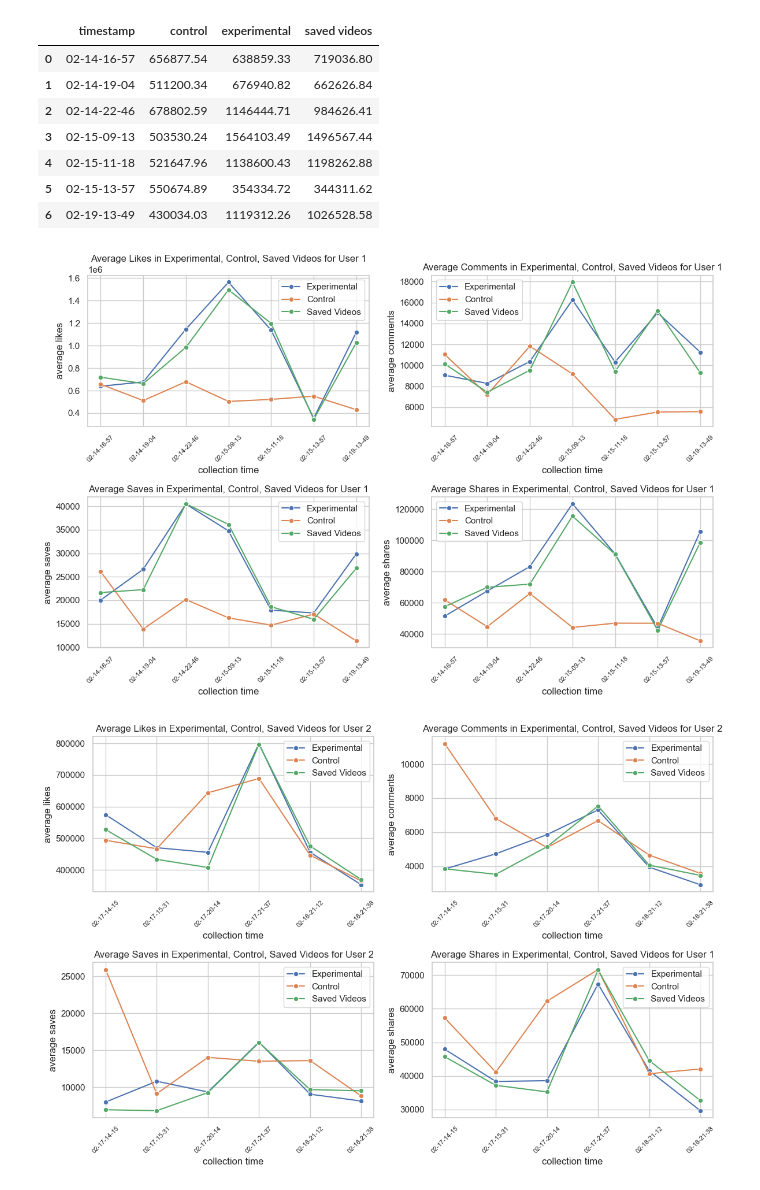
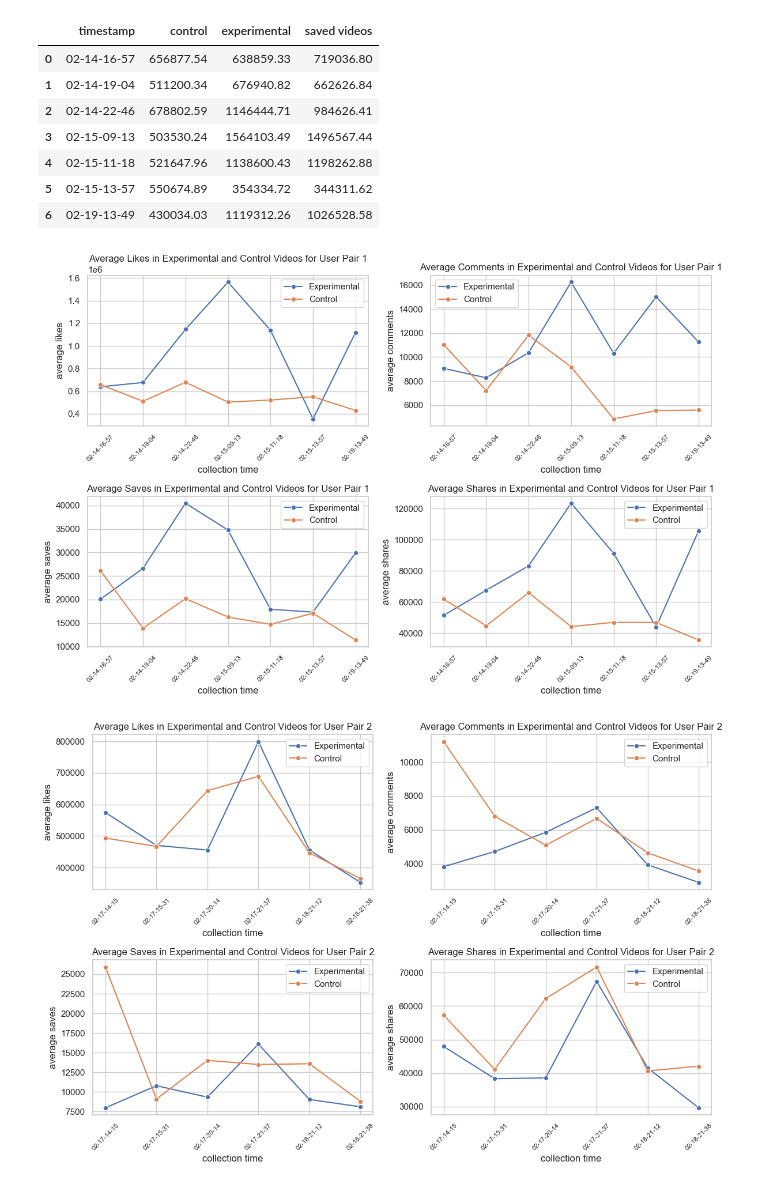
Before and after one commit to jyontika/CS-315-Project-1, a Jupyter notebook: PopularityAnalysis.ipynb, the cells around one changed output. Cells and saved outputs as stored; diff of their text form; code cells hidden in the pictures.

```diff
--- a/PopularityAnalysis.ipynb
+++ b/PopularityAnalysis.ipynb
@@ -815,97 +816,98 @@ likes_timeseries1
 | 5 | 02-15-13-57 | 550674.89 | 354334.72 | 344311.62 |
 | 6 | 02-19-13-49 | 430034.03 | 1119312.26 | 1026528.58 |
 # %%
-#FIGURES FOR USER 1
+#FIGURES FOR USER PAIR 1
 sns.set(style="whitegrid")
 fig, axes = mpl.subplots(2, 2, figsize=(12, 8))
 
 #likes
 sns.lineplot(x='timestamp', y='experimental', data=likes_timeseries1, label = 'Experimental', marker ='o', ax=axes[0, 0])
 sns.lineplot(x='timestamp', y='control', data=likes_timeseries1, label = 'Control', marker ='o', ax=axes[0, 0])
-sns.lineplot(x='timestamp', y='saved videos', data=likes_timeseries1, label = 'Saved Videos', marker ='o', ax=axes[0, 0])
+#sns.lineplot(x='timestamp', y='saved videos', data=likes_timeseries1, label = 'Saved Videos', marker ='o', ax=axes[0, 0])
 axes[0, 0].set_xlabel('collection time')
 axes[0, 0].set_ylabel('average likes')
-axes[0, 0].set_title('Average Likes in Experimental, Control, Saved Videos for User 1')
+axes[0, 0].set_title('Average Likes in Experimental and Control Videos for User Pair 1')
 axes[0, 0].set_xticks(ticks = range(likes_timeseries1.shape[0]), labels=likes_timeseries1.timestamp, rotation=45, fontsize=8)
+
 
 
 #comments
 sns.lineplot(x='timestamp', y='experimental', data=comments_timeseries1, label = 'Experimental', marker ='o', ax=axes[0, 1])
 sns.lineplot(x='timestamp', y='control', data=comments_timeseries1, label = 'Control', marker ='o',  ax=axes[0, 1])
-sns.lineplot(x='timestamp', y='saved videos', data=comments_timeseries1, label = 'Saved Videos', marker ='o', ax=axes[0, 1])
+#sns.lineplot(x='timestamp', y='saved videos', data=comments_timeseries1, label = 'Saved Videos', marker ='o', ax=axes[0, 1])
 axes[0, 1].set_xlabel('collection time')
 axes[0, 1].set_ylabel('average comments')
-axes[0, 1].set_title('Average Comments in Experimental, Control, Saved Videos for User 1')
+axes[0, 1].set_title('Average Comments in Experimental and Control Videos for User Pair 1')
 axes[0, 1].set_xticks(ticks = range(likes_timeseries1.shape[0]), labels=likes_timeseries1.timestamp, rotation=45, fontsize=8)
 
 #shares
 sns.lineplot(x='timestamp', y='experimental', data=shares_timeseries1, label = 'Experimental', marker ='o', ax=axes[1, 1])
 sns.lineplot(x='timestamp', y='control', data=shares_timeseries1, label = 'Control', marker ='o',  ax=axes[1, 1])
-sns.lineplot(x='timestamp', y='saved videos', data=shares_timeseries1, label = 'Saved Videos', marker ='o', ax=axes[1, 1])
+#sns.lineplot(x='timestamp', y='saved videos', data=shares_timeseries1, label = 'Saved Videos', marker ='o', ax=axes[1, 1])
 axes[1, 1].set_xlabel('collection time')
 axes[1, 1].set_ylabel('average shares')
-axes[1, 1].set_title('Average Shares in Experimental, Control, Saved Videos for User 1')
+axes[1, 1].set_title('Average Shares in Experimental and Control Videos for User Pair 1')
 axes[1, 1].set_xticks(ticks = range(likes_timeseries1.shape[0]), labels=likes_timeseries1.timestamp, rotation=45, fontsize=8)
 
 #saves
 sns.lineplot(x='timestamp', y='experimental', data=saves_timeseries1, label = 'Experimental', marker ='o', ax=axes[1, 0])
 sns.lineplot(x='timestamp', y='control', data=saves_timeseries1, label = 'Control', marker ='o',  ax=axes[1, 0])
-sns.lineplot(x='timestamp', y='saved videos', data=saves_timeseries1, label = 'Saved Videos', marker ='o', ax=axes[1, 0])
+#sns.lineplot(x='timestamp', y='saved videos', data=saves_timeseries1, label = 'Saved Videos', marker ='o', ax=axes[1, 0])
 axes[1, 0].set_xlabel('collection time')
 axes[1, 0].set_ylabel('average saves')
-axes[1, 0].set_title('Average Saves in Experimental, Control, Saved Videos for User 1')
+axes[1, 0].set_title('Average Saves in Experimental and Control Videos for User Pair 1')
 axes[1, 0].set_xticks(ticks = range(likes_timeseries1.shape[0]), labels=likes_timeseries1.timestamp, rotation=45, fontsize=8)
 
 
 mpl.tight_layout()
 mpl.savefig('user1AY.png')
 # %% [output]
-[figure, old version]
+[figure, new version]
 # %%
-#FIGURES FOR USER 2
+#FIGURES FOR USER PAIR 2
 sns.set(style="whitegrid")
 fig, axes = mpl.subplots(2, 2, figsize=(12, 8))
 
 #likes
 sns.lineplot(x='timestamp', y='experimental', data=likes_timeseries2, label = 'Experimental', marker ='o', ax=axes[0, 0])
 sns.lineplot(x='timestamp', y='control', data=likes_timeseries2, label = 'Control', marker ='o', ax=axes[0, 0])
-sns.lineplot(x='timestamp', y='saved videos', data=likes_timeseries2, label = 'Saved Videos', marker ='o', ax=axes[0, 0])
+#sns.lineplot(x='timestamp', y='saved videos', data=likes_timeseries2, label = 'Saved Videos', marker ='o', ax=axes[0, 0])
 axes[0, 0].set_xlabel('collection time')
 axes[0, 0].set_ylabel('average likes')
-axes[0, 0].set_title('Average Likes in Experimental, Control, Saved Videos for User 2')
+axes[0, 0].set_title('Average Likes in Experimental and Control Videos for User Pair 2')
 axes[0, 0].set_xticks(ticks = range(likes_timeseries2.shape[0]), labels=likes_timeseries2.timestamp, rotation=45, fontsize=8)
 
 
 #comments
 sns.lineplot(x='timestamp', y='experimental', data=comments_timeseries2, label = 'Experimental', marker ='o', ax=axes[0, 1])
 sns.lineplot(x='timestamp', y='control', data=comments_timeseries2, label = 'Control', marker ='o',  ax=axes[0, 1])
-sns.lineplot(x='timestamp', y='saved videos', data=comments_timeseries2, label = 'Saved Videos', marker ='o', ax=axes[0, 1])
+#sns.lineplot(x='timestamp', y='saved videos', data=comments_timeseries2, label = 'Saved Videos', marker ='o', ax=axes[0, 1])
 axes[0, 1].set_xlabel('collection time')
 axes[0, 1].set_ylabel('average comments')
-axes[0, 1].set_title('Average Comments in Experimental, Control, Saved Videos for User 2')
+axes[0, 1].set_title('Average Comments in Experimental and Control Videos for User Pair 2')
 axes[0, 1].set_xticks(ticks = range(likes_timeseries2.shape[0]), labels=likes_timeseries2.timestamp, rotation=45, fontsize=8)
 
 #shares
 sns.lineplot(x='timestamp', y='experimental', data=shares_timeseries2, label = 'Experimental', marker ='o', ax=axes[1, 1])
 sns.lineplot(x='timestamp', y='control', data=shares_timeseries2, label = 'Control', marker ='o',  ax=axes[1, 1])
-sns.lineplot(x='timestamp', y='saved videos', data=shares_timeseries2, label = 'Saved Videos', marker ='o', ax=axes[1, 1])
+#sns.lineplot(x='timestamp', y='saved videos', data=shares_timeseries2, label = 'Saved Videos', marker ='o', ax=axes[1, 1])
 axes[1, 1].set_xlabel('collection time')
 axes[1, 1].set_ylabel('average shares')
-axes[1, 1].set_title('Average Shares in Experimental, Control, Saved Videos for User 1')
+axes[1, 1].set_title('Average Shares in Experimental and Control Videos for User Pair 2')
 axes[1, 1].set_xticks(ticks = range(likes_timeseries2.shape[0]), labels=likes_timeseries2.timestamp, rotation=45, fontsize=8)
 
 #saves
 sns.lineplot(x='timestamp', y='experimental', data=saves_timeseries2, label = 'Experimental', marker ='o', ax=axes[1, 0])
 sns.lineplot(x='timestamp', y='control', data=saves_timeseries2, label = 'Control', marker ='o',  ax=axes[1, 0])
-sns.lineplot(x='timestamp', y='saved videos', data=saves_timeseries2, label = 'Saved Videos', marker ='o', ax=axes[1, 0])
+#sns.lineplot(x='timestamp', y='saved videos', data=saves_timeseries2, label = 'Saved Videos', marker ='o', ax=axes[1, 0])
 axes[1, 0].set_xlabel('collection time')
 axes[1, 0].set_ylabel('average saves')
-axes[1, 0].set_title('Average Saves in Experimental, Control, Saved Videos for User 2')
+axes[1, 0].set_title('Average Saves in Experimental and Control Videos for User Pair 2')
 axes[1, 0].set_xticks(ticks = range(likes_timeseries2.shape[0]), labels=likes_timeseries2.timestamp, rotation=45, fontsize=8)
 
 
 mpl.tight_layout()
 mpl.savefig('user2JK.png')
 # %% [output]
-[figure, old version]
+[figure, new version]
 # %%
```
Also changed, not shown: parts of 7 cells of this notebook.
